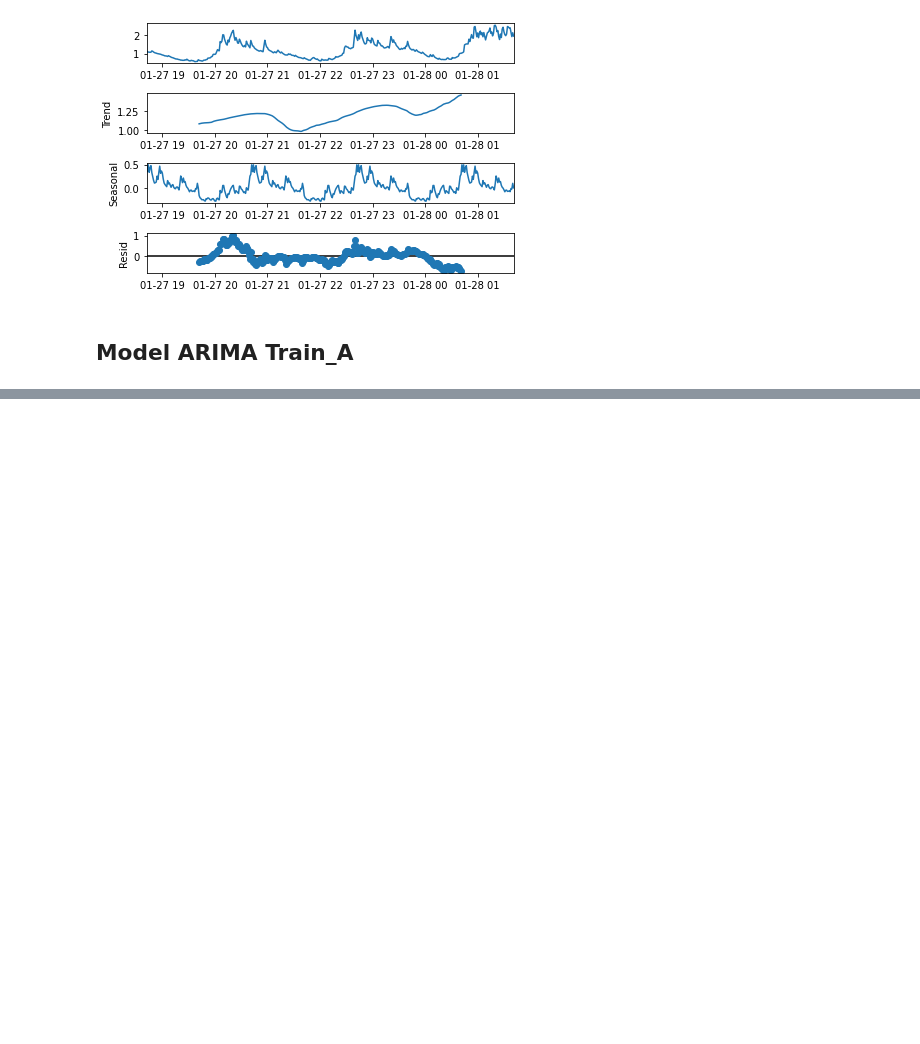
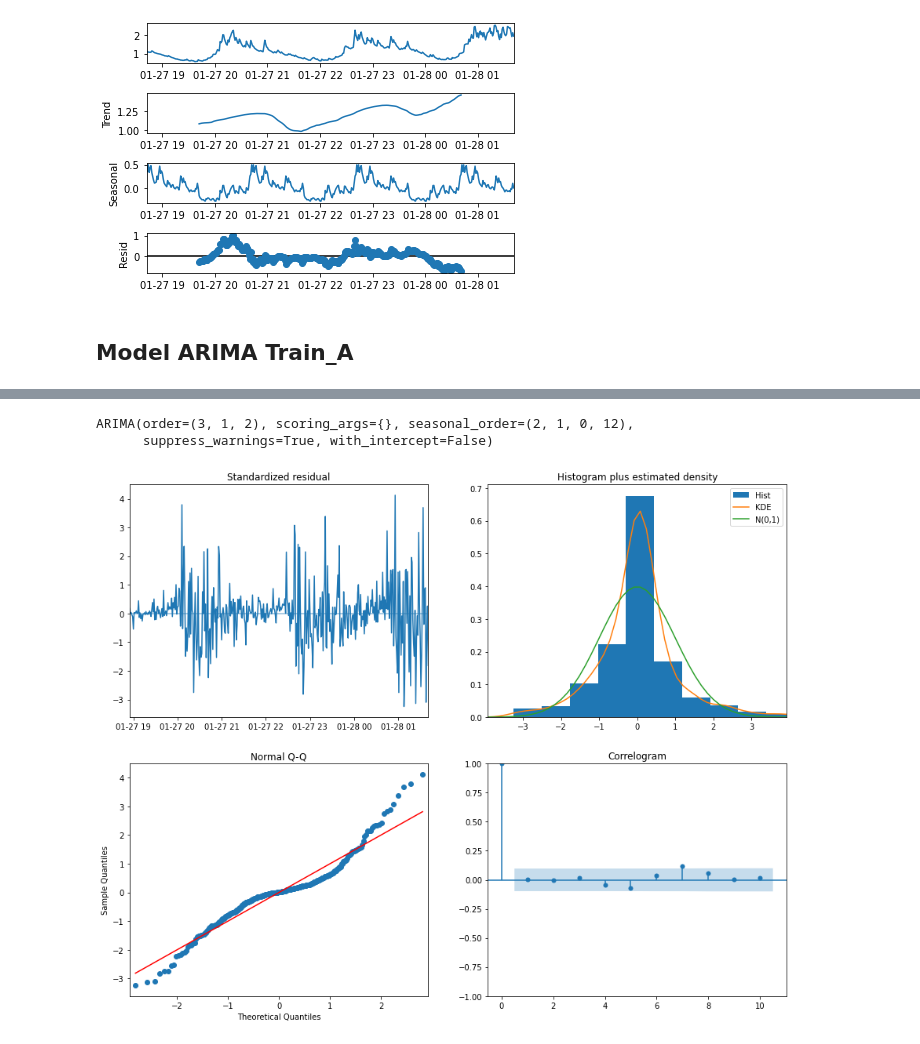
Before and after one commit to sgso-free/usecpu-time-series-project, a Jupyter notebook: src/explore.ipynb, the cells around one changed output, grey strips where cells are left out. Cells and saved outputs as stored; diff of their text form; code cells hidden in the pictures; blank space fills up the shorter version.

```diff
--- a/src/explore.ipynb
+++ b/src/explore.ipynb
@@ -96,18 +99,18 @@ memory usage: 9.5+ KB
 ## Explorer Train_Data_A
 # %%
 #Convert the dataframe index to a datetime index
-df_raw = train_dataA.copy()
-df_raw['date'] = pd.to_datetime(df_raw['datetime'])
-df_raw = df_raw.set_index('date')
-df_raw.drop(['datetime'], axis=1, inplace=True)
+df_raw_A = train_dataA.copy()
+df_raw_A['date'] = pd.to_datetime(df_raw_A['datetime'])
+df_raw_A = df_raw_A.set_index('date')
+df_raw_A.drop(['datetime'], axis=1, inplace=True)
 
 #Convert the dataframe index to a datetime index
-df_test = test_dataA.copy()
-df_test['date'] = pd.to_datetime(df_test['datetime'])
-df_test = df_test.set_index('date')
-df_test.drop(['datetime'], axis=1, inplace=True)
+df_test_A = test_dataA.copy()
+df_test_A['date'] = pd.to_datetime(df_test_A['datetime'])
+df_test_A = df_test_A.set_index('date')
+df_test_A.drop(['datetime'], axis=1, inplace=True)
 
-df_raw.head()
+df_raw_A.head()
 # %% [output]
 |  | cpu |
 | date |  |
@@ -155,13 +156,10 @@ plt.show()
 # %%
-from pmdarima.arima import auto_arima
-"""
-stepwise_model = auto_arima(df_raw, start_p=1, start_q=1,
-                           max_p=3, max_q=3, m=48,
+stepwise_model_A = auto_arima(df_raw_A, start_p=1, start_q=1,
+                           max_p=3, max_q=3, m=12,
                            start_P=0, seasonal=True,
                            d=1, D=1, trace=True,
                            error_action='ignore',
                            suppress_warnings=True,
                            stepwise=True)
-print(stepwise_model.aic())¨
-"""
+print(stepwise_model_A.aic())
 # %% [output]
@@ -168,0 +183,12 @@ print(stepwise_model.aic())¨
+# %%
+# Train the model
+stepwise_model_A.fit(df_raw_A)
+# %% [output]
+ARIMA(order=(3, 1, 2), scoring_args={}, seasonal_order=(2, 1, 0, 12),
+      suppress_warnings=True, with_intercept=False)
+# %%
+#The plot_diagnostics object allows us to quickly generate model diagnostics and investigate for any unusual behavior.
+stepwise_model_A.fit(df_raw_A).plot_diagnostics(figsize=(15, 12))
+plt.show()
+# %% [output]
+[figure, added]
```
Also changed, not shown: parts of 25 cells of this notebook, 1 other file.
